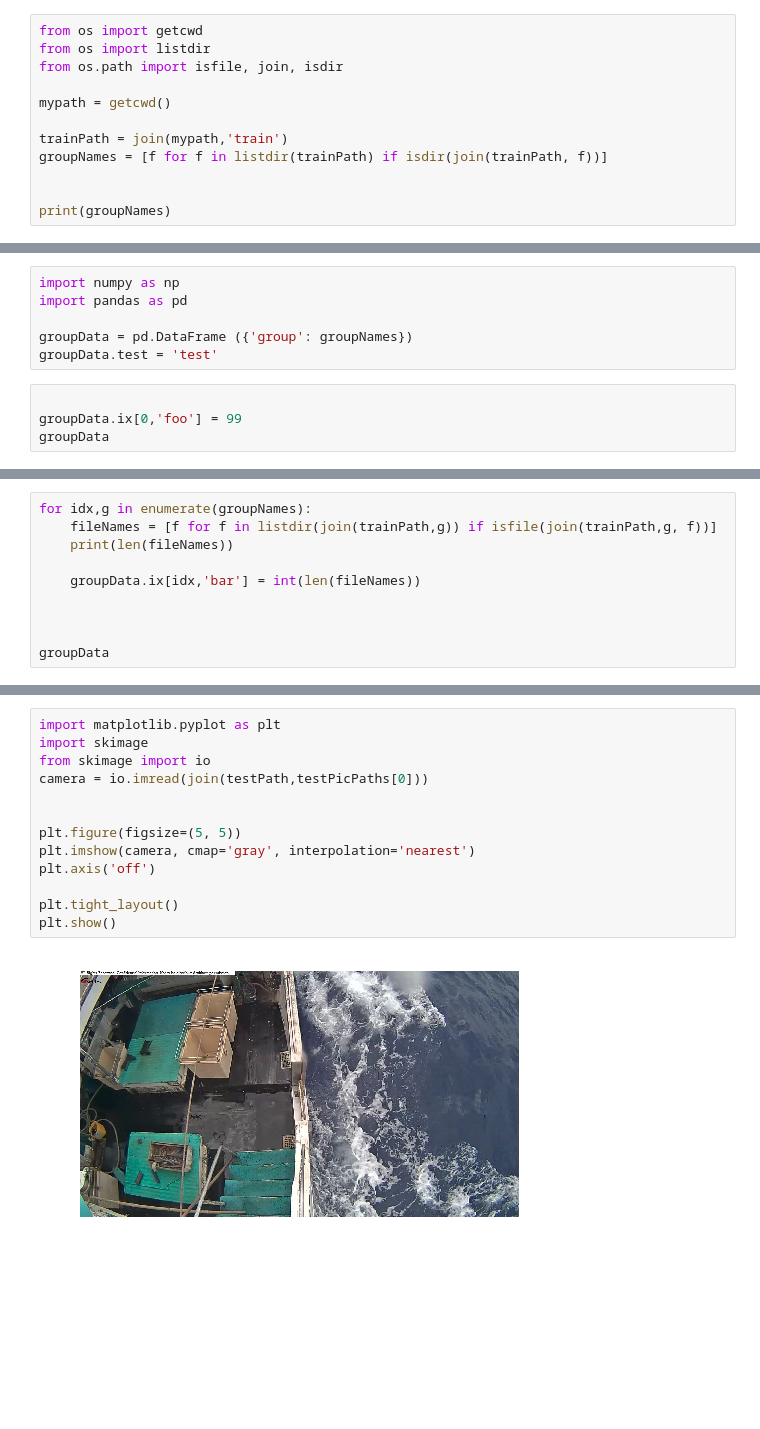
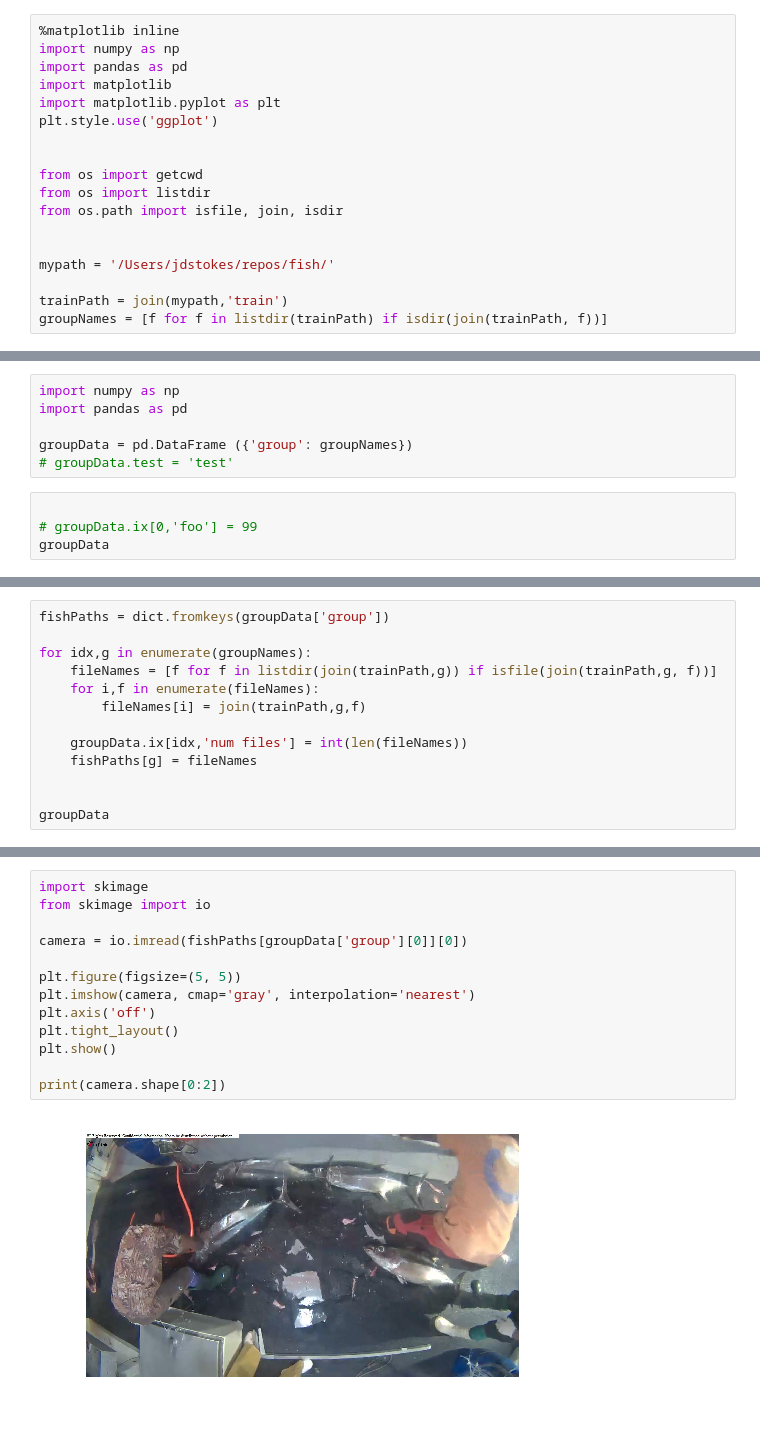
Before and after one commit to davisincubator/sashimdig, a Jupyter notebook: notebooks/test.ipynb, the cells around one changed output, grey strips where cells are left out. Cells and saved outputs as stored; diff of their text form; blank space fills up the shorter version.

```diff
--- a/notebooks/test.ipynb
+++ b/notebooks/test.ipynb
@@ -1,12 +1,18 @@
 # %%
+%matplotlib inline
+import numpy as np
+import pandas as pd
+import matplotlib
+import matplotlib.pyplot as plt
+plt.style.use('ggplot')
+
+
 from os import getcwd
 from os import listdir
 from os.path import isfile, join, isdir
 
-mypath = getcwd()
+
+mypath = '/Users/jdstokes/repos/fish/'
 
 trainPath = join(mypath,'train')
 groupNames = [f for f in listdir(trainPath) if isdir(join(trainPath, f))]
-
-
-print(groupNames)
@@ -17,9 +21,9 @@ import numpy as np
 import pandas as pd
 
 groupData = pd.DataFrame ({'group': groupNames})
-groupData.test = 'test'
+# groupData.test = 'test'
 # %%
 
-groupData.ix[0,'foo'] = 99
+# groupData.ix[0,'foo'] = 99
 groupData
 # %% [output]
@@ -35,10 +43,13 @@ groupData
 # %%
+fishPaths = dict.fromkeys(groupData['group'])
+
 for idx,g in enumerate(groupNames):
     fileNames = [f for f in listdir(join(trainPath,g)) if isfile(join(trainPath,g, f))]
-    print(len(fileNames))
+    for i,f in enumerate(fileNames):
+        fileNames[i] = join(trainPath,g,f)
 
-    groupData.ix[idx,'bar'] = int(len(fileNames))
-
+    groupData.ix[idx,'num files'] = int(len(fileNames))
+    fishPaths[g] = fileNames
 
 
 groupData
@@ -63,15 +68,15 @@ groupData
 # %%
-import matplotlib.pyplot as plt
 import skimage
 from skimage import io
-camera = io.imread(join(testPath,testPicPaths[0]))
 
+camera = io.imread(fishPaths[groupData['group'][0]][0])
 
 plt.figure(figsize=(5, 5))
 plt.imshow(camera, cmap='gray', interpolation='nearest')
 plt.axis('off')
-
 plt.tight_layout()
 plt.show()
+
+print(camera.shape[0:2])
 # %% [output]
-[figure, old version]
+[figure, new version]
```
Also changed, not shown: parts of 10 cells of this notebook.
